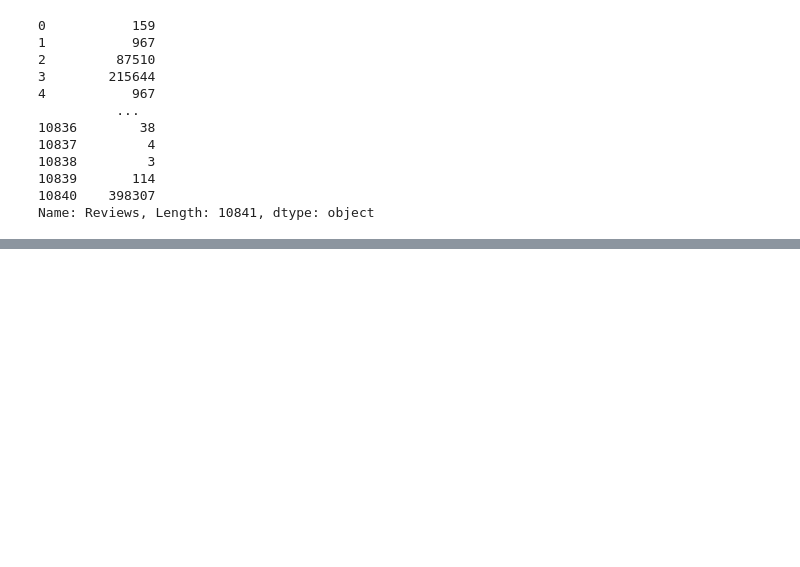
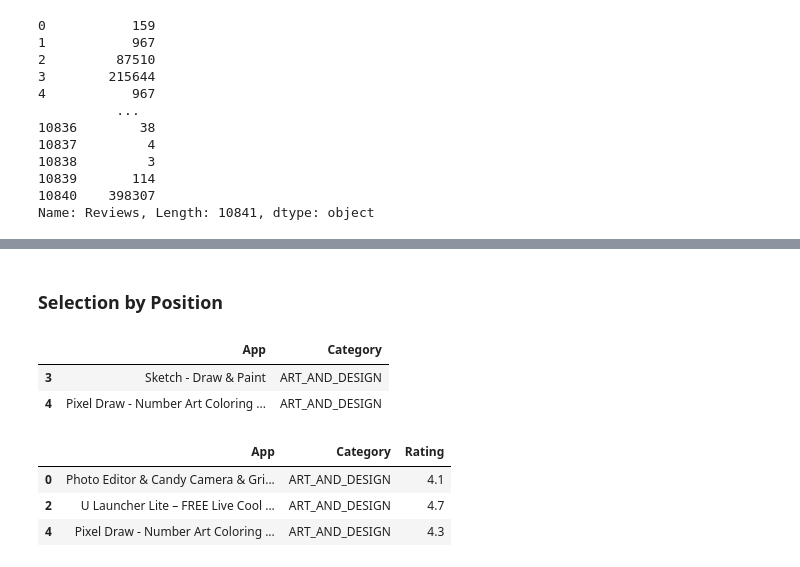
Before and after one commit to rishee-05/PYTHON, a Jupyter notebook: libraries/pandas/intro.ipynb, the cells around one changed output, grey strips where cells are left out. Saved outputs shown, nothing was run; the diff lists cells and outputs as text; code cells hidden in the pictures; blank space fills up the shorter version.

```diff
--- a/libraries/pandas/intro.ipynb
+++ b/libraries/pandas/intro.ipynb
@@ -258,0 +320,20 @@ Name: Reviews, Length: 10841, dtype: object
+# %% [markdown]
+### Selection by Position
+# %%
+# select via the position of the passed integers
+data.iloc[4]
+
+# intger slicing acts similar to Numpy/Python
+data.iloc[3:5,0:2]
+# %% [output]
+|  | App | Category |
+| 3 | Sketch - Draw & Paint | ART_AND_DESIGN |
+| 4 | Pixel Draw - Number Art Coloring ... | ART_AND_DESIGN |
+# %%
+# list of intger position locations
+data.iloc[[0, 2, 4], [0, 1, 2]]  # select rows 0, 2, and 4 and columns 0, 1, and 2
+# %% [output]
+|  | App | Category | Rating |
+| 0 | Photo Editor & Candy Camera & Gri... | ART_AND_DESIGN | 4.1 |
+| 2 | U Launcher Lite – FREE Live Cool ... | ART_AND_DESIGN | 4.7 |
+| 4 | Pixel Draw - Number Art Coloring ... | ART_AND_DESIGN | 4.3 |
```
Also changed, not shown: parts of 8 cells of this notebook.
